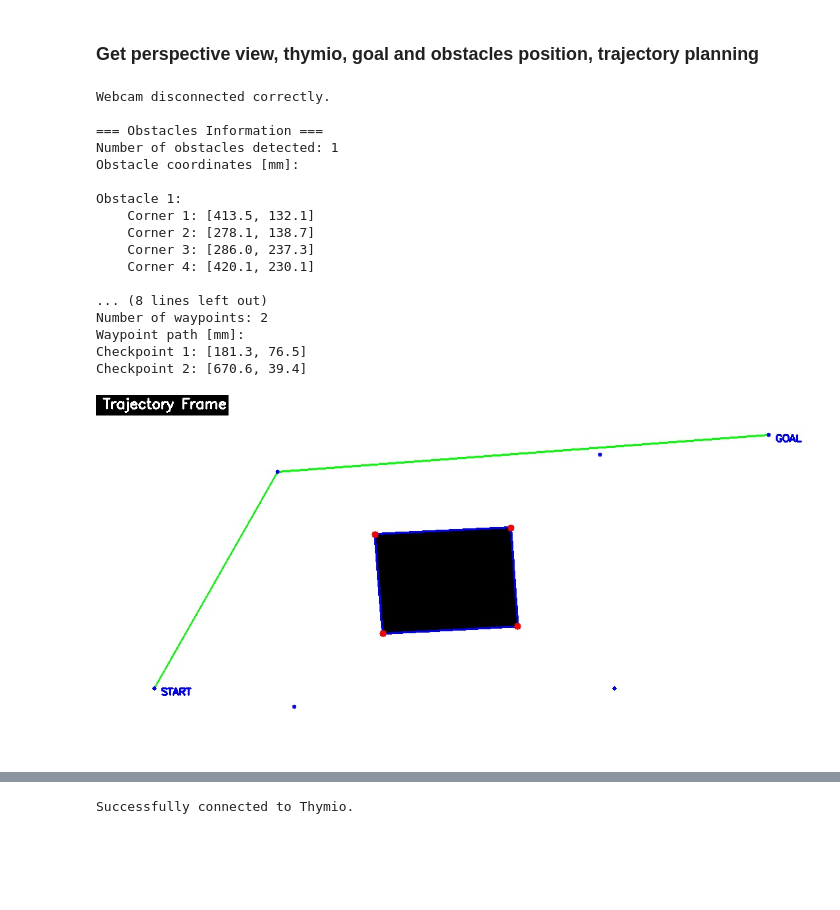
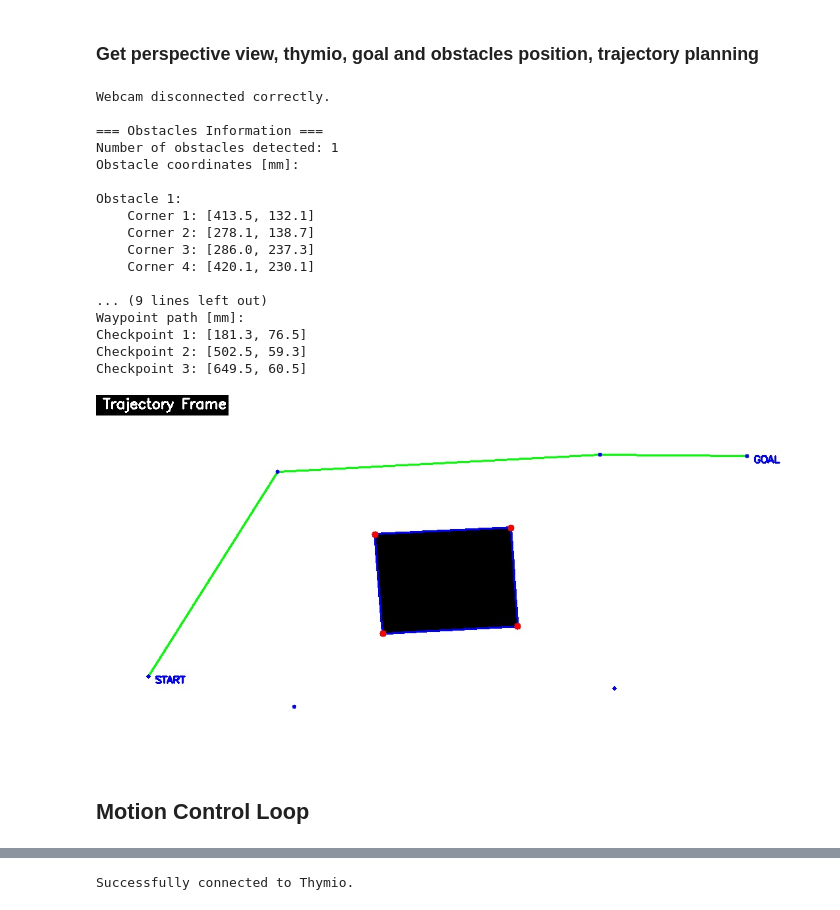
Before and after one commit to rayangdn/thymio-epfl, a Jupyter notebook: Group_T46_report.ipynb, the cells around one changed output, grey strips where cells are left out. Cells and saved outputs as stored; diff of their text form; code cells hidden in the pictures; blank space fills up the shorter version.

```diff
--- a/Group_T46_report.ipynb
+++ b/Group_T46_report.ipynb
@@ -237,7 +237,6 @@ try:
     print(f"Thymio position [mm]: {np.round(thymio_pos[:2], 1)}")
     print(f"Thymio orientation [°]: {np.degrees(thymio_pos[2])}")
 
-    vision.flush()
     while not found_goal:
         _, process_frame = vision.get_frame()
         frame, goal_pos, found_goal = vision.get_goal_position(process_frame)
@@ -263,37 +262,39 @@ try:
 
     utils.display_frames(None, frame, trajectory_frame)
 
     input("Press Enter to get overall information...")
 
 except Exception as e:
     print(f"An error occurred: {str(e)}")
 except KeyboardInterrupt:
     print("User interrupted the kernel. Closing the webcam...")
 
 finally:
     # Release resources
     vision.disconnect_webcam()
     utils.print_status(obstacles_pos, thymio_pos, goal_pos, trajectory_pos)
     utils.display_frames(None, None, trajectory_frame)
 # %% [output]
 Webcam disconnected correctly.
 
 === Obstacles Information ===
 Number of obstacles detected: 1
 Obstacle coordinates [mm]:
 
 Obstacle 1:
     Corner 1: [413.5, 132.1]
     Corner 2: [278.1, 138.7]
     Corner 3: [286.0, 237.3]
     Corner 4: [420.1, 230.1]
 
-... (8 lines left out)
-Number of waypoints: 2
+... (9 lines left out)
 Waypoint path [mm]:
 Checkpoint 1: [181.3, 76.5]
-Checkpoint 2: [670.6, 39.4]
+Checkpoint 2: [502.5, 59.3]
+Checkpoint 3: [649.5, 60.5]
-[figure, old version]
+[figure, new version]
+# %% [markdown]
+## Motion Control Loop
 # %%
 # Display variables
 current_frame = None
```
Also changed, not shown: parts of 2 cells of this notebook, 4 other files.
